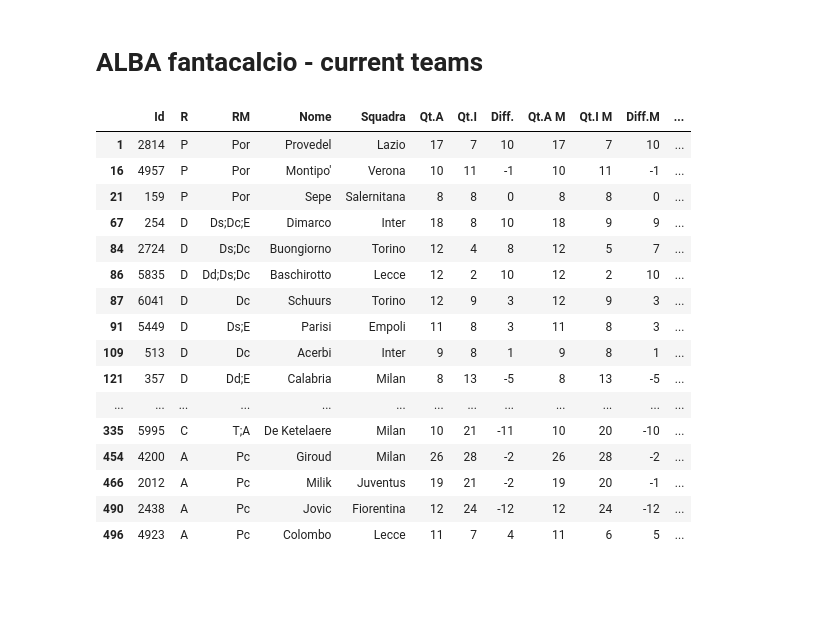
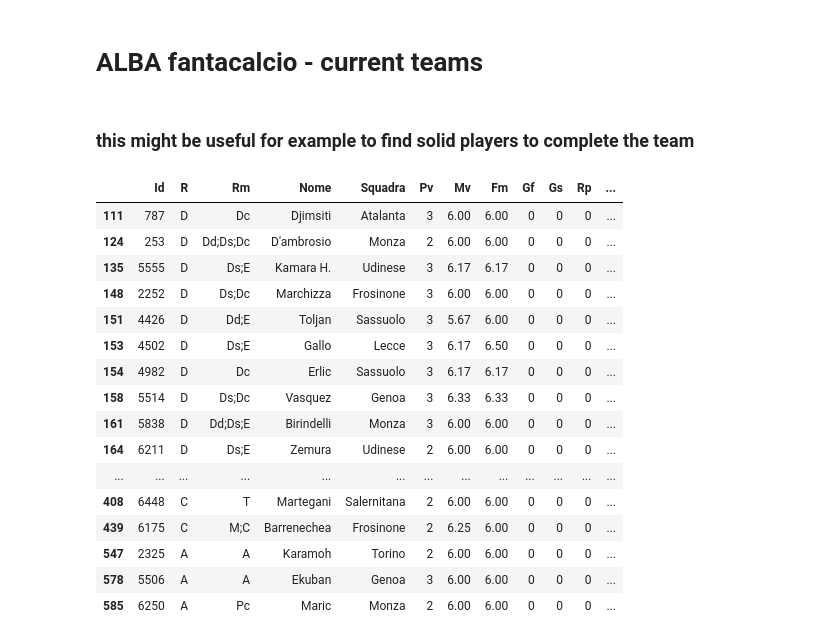
Before and after one commit to AndreaIncatasciato/fantacalcio, a Jupyter notebook: fantacalcio_analysis.ipynb, the cells around one changed output. Drawn from its saved outputs; the diff is of its cells as text; code cells hidden in the pictures; blank space fills up the shorter version.

Commit message:
add current alba teams

```diff
--- a/fantacalcio_analysis.ipynb
+++ b/fantacalcio_analysis.ipynb
@@ -287,20 +279,0 @@ data_ac_st_leonards = get_data_team_alba(ac_st_leonards)
-# %%
-data_ac_st_leonards['draft_2223']
-# %% [output]
-|  | Id | R | RM | Nome | Squadra | Qt.A | Qt.I | Diff. | Qt.A M | Qt.I M | Diff.M | ... |
-| 1 | 2814 | P | Por | Provedel | Lazio | 17 | 7 | 10 | 17 | 7 | 10 | ... |
-| 16 | 4957 | P | Por | Montipo' | Verona | 10 | 11 | -1 | 10 | 11 | -1 | ... |
-| 21 | 159 | P | Por | Sepe | Salernitana | 8 | 8 | 0 | 8 | 8 | 0 | ... |
-| 67 | 254 | D | Ds;Dc;E | Dimarco | Inter | 18 | 8 | 10 | 18 | 9 | 9 | ... |
-| 84 | 2724 | D | Ds;Dc | Buongiorno | Torino | 12 | 4 | 8 | 12 | 5 | 7 | ... |
-| 86 | 5835 | D | Dd;Ds;Dc | Baschirotto | Lecce | 12 | 2 | 10 | 12 | 2 | 10 | ... |
-| 87 | 6041 | D | Dc | Schuurs | Torino | 12 | 9 | 3 | 12 | 9 | 3 | ... |
-| 91 | 5449 | D | Ds;E | Parisi | Empoli | 11 | 8 | 3 | 11 | 8 | 3 | ... |
-| 109 | 513 | D | Dc | Acerbi | Inter | 9 | 8 | 1 | 9 | 8 | 1 | ... |
-| 121 | 357 | D | Dd;E | Calabria | Milan | 8 | 13 | -5 | 8 | 13 | -5 | ... |
-| ... | ... | ... | ... | ... | ... | ... | ... | ... | ... | ... | ... | ... |
-| 335 | 5995 | C | T;A | De Ketelaere | Milan | 10 | 21 | -11 | 10 | 20 | -10 | ... |
-| 454 | 4200 | A | Pc | Giroud | Milan | 26 | 28 | -2 | 26 | 28 | -2 | ... |
-| 466 | 2012 | A | Pc | Milik | Juventus | 19 | 21 | -2 | 19 | 20 | -1 | ... |
-| 490 | 2438 | A | Pc | Jovic | Fiorentina | 12 | 24 | -12 | 12 | 24 | -12 | ... |
-| 496 | 4923 | A | Pc | Colombo | Lecce | 11 | 7 | 4 | 11 | 6 | 5 | ... |
@@ -306,0 +348,27 @@ data_ac_st_leonards['draft_2223']
+# %% [markdown]
+### this might be useful for example to find solid players to complete the team
+# %%
+filter_list = [
+    Filter("Fm", "geq", 6.),
+    Filter("Pv", "geq", 2)
+]
+filtered_df = apply_multiple_filters(data_players_avail['stats_2324'], filter_list)
+filtered_df
+# %% [output]
+|  | Id | R | Rm | Nome | Squadra | Pv | Mv | Fm | Gf | Gs | Rp | ... |
+| 111 | 787 | D | Dc | Djimsiti | Atalanta | 3 | 6.00 | 6.00 | 0 | 0 | 0 | ... |
+| 124 | 253 | D | Dd;Ds;Dc | D'ambrosio | Monza | 2 | 6.00 | 6.00 | 0 | 0 | 0 | ... |
+| 135 | 5555 | D | Ds;E | Kamara H. | Udinese | 3 | 6.17 | 6.17 | 0 | 0 | 0 | ... |
+| 148 | 2252 | D | Ds;Dc | Marchizza | Frosinone | 3 | 6.00 | 6.00 | 0 | 0 | 0 | ... |
+| 151 | 4426 | D | Dd;E | Toljan | Sassuolo | 3 | 5.67 | 6.00 | 0 | 0 | 0 | ... |
+| 153 | 4502 | D | Ds;E | Gallo | Lecce | 3 | 6.17 | 6.50 | 0 | 0 | 0 | ... |
+| 154 | 4982 | D | Dc | Erlic | Sassuolo | 3 | 6.17 | 6.17 | 0 | 0 | 0 | ... |
+| 158 | 5514 | D | Ds;Dc | Vasquez | Genoa | 3 | 6.33 | 6.33 | 0 | 0 | 0 | ... |
+| 161 | 5838 | D | Dd;Ds;E | Birindelli | Monza | 3 | 6.00 | 6.00 | 0 | 0 | 0 | ... |
+| 164 | 6211 | D | Ds;E | Zemura | Udinese | 2 | 6.00 | 6.00 | 0 | 0 | 0 | ... |
+| ... | ... | ... | ... | ... | ... | ... | ... | ... | ... | ... | ... | ... |
+| 408 | 6448 | C | T | Martegani | Salernitana | 2 | 6.00 | 6.00 | 0 | 0 | 0 | ... |
+| 439 | 6175 | C | M;C | Barrenechea | Frosinone | 2 | 6.25 | 6.00 | 0 | 0 | 0 | ... |
+| 547 | 2325 | A | A | Karamoh | Torino | 2 | 6.00 | 6.00 | 0 | 0 | 0 | ... |
+| 578 | 5506 | A | A | Ekuban | Genoa | 3 | 6.00 | 6.00 | 0 | 0 | 0 | ... |
+| 585 | 6250 | A | Pc | Maric | Monza | 2 | 6.00 | 6.00 | 0 | 0 | 0 | ... |
```
Also changed, not shown: parts of 2 cells of this notebook.
